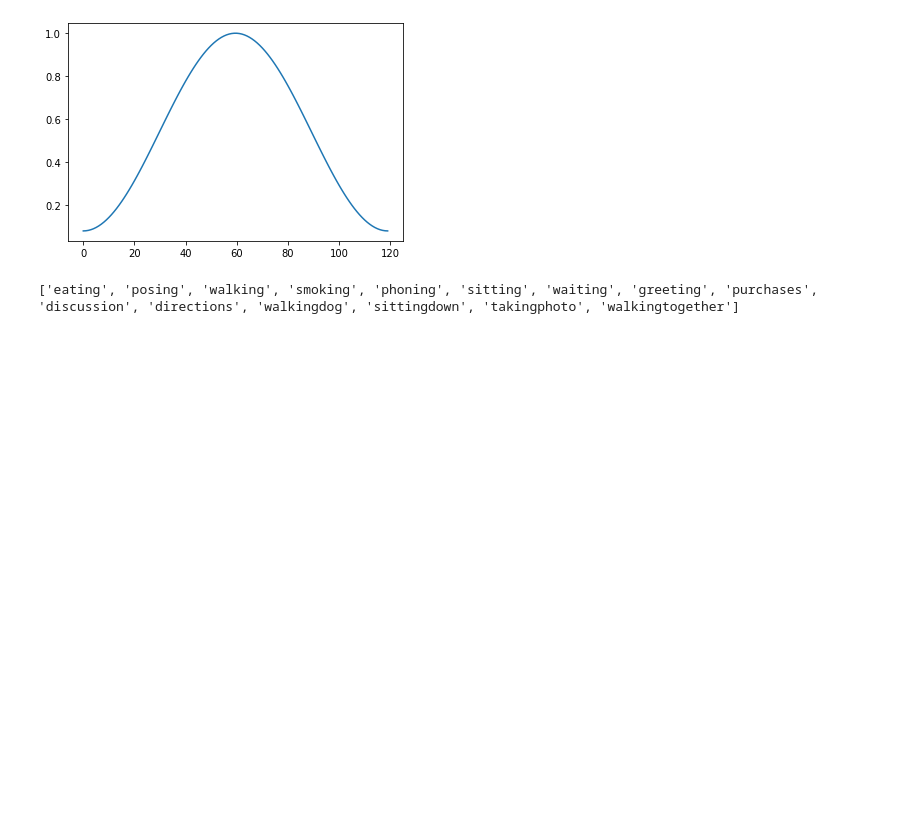
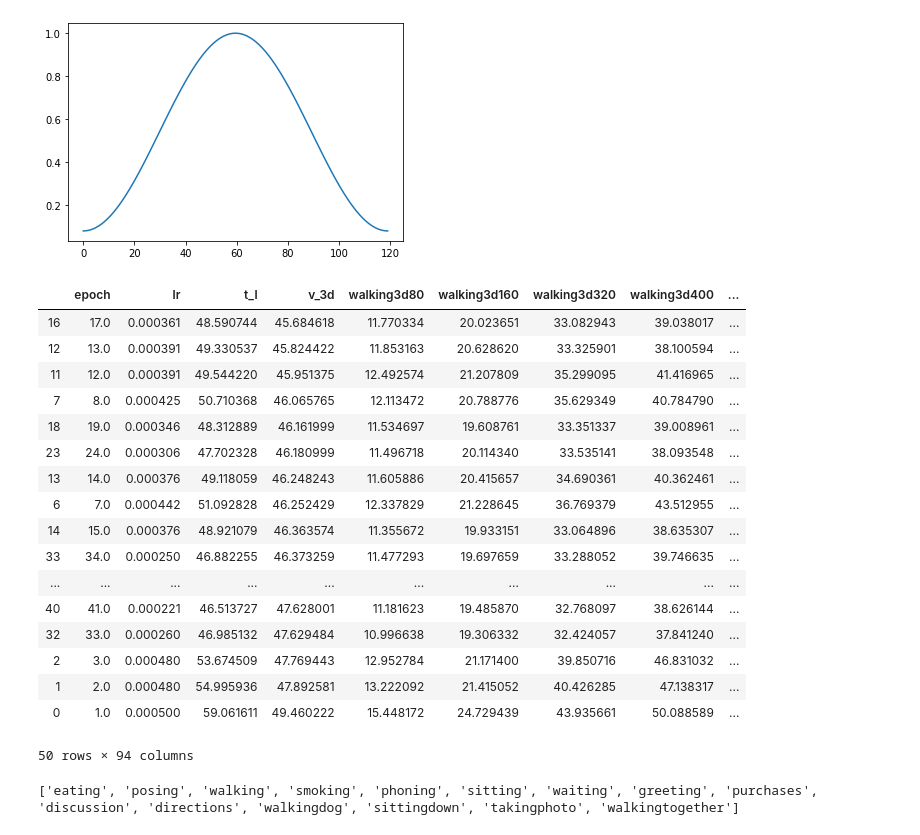
Before and after one commit to tileb1/LearnTrajDep, a Jupyter notebook: Untitled.ipynb, the cells around one changed output. Cells and saved outputs as stored; diff of their text form; code cells hidden in the pictures; blank space fills up the shorter version.

```diff
--- a/Untitled.ipynb
+++ b/Untitled.ipynb
@@ -87,6 +87,26 @@ import pandas as pd
 # %%
 df = pd.read_csv('checkpoint/test/main_3d_3D_in10_out25_dct_n_30.csv')
 df = df.sort_values(by='v_3d')
+df
+# %% [output]
+|  | epoch | lr | t_l | v_3d | walking3d80 | walking3d160 | walking3d320 | walking3d400 | ... |
+| 16 | 17.0 | 0.000361 | 48.590744 | 45.684618 | 11.770334 | 20.023651 | 33.082943 | 39.038017 | ... |
+| 12 | 13.0 | 0.000391 | 49.330537 | 45.824422 | 11.853163 | 20.628620 | 33.325901 | 38.100594 | ... |
+| 11 | 12.0 | 0.000391 | 49.544220 | 45.951375 | 12.492574 | 21.207809 | 35.299095 | 41.416965 | ... |
+| 7 | 8.0 | 0.000425 | 50.710368 | 46.065765 | 12.113472 | 20.788776 | 35.629349 | 40.784790 | ... |
+| 18 | 19.0 | 0.000346 | 48.312889 | 46.161999 | 11.534697 | 19.608761 | 33.351337 | 39.008961 | ... |
+| 23 | 24.0 | 0.000306 | 47.702328 | 46.180999 | 11.496718 | 20.114340 | 33.535141 | 38.093548 | ... |
+| 13 | 14.0 | 0.000376 | 49.118059 | 46.248243 | 11.605886 | 20.415657 | 34.690361 | 40.362461 | ... |
+| 6 | 7.0 | 0.000442 | 51.092828 | 46.252429 | 12.337829 | 21.228645 | 36.769379 | 43.512955 | ... |
+| 14 | 15.0 | 0.000376 | 48.921079 | 46.363574 | 11.355672 | 19.933151 | 33.064896 | 38.635307 | ... |
+| 33 | 34.0 | 0.000250 | 46.882255 | 46.373259 | 11.477293 | 19.697659 | 33.288052 | 39.746635 | ... |
+| ... | ... | ... | ... | ... | ... | ... | ... | ... | ... |
+| 40 | 41.0 | 0.000221 | 46.513727 | 47.628001 | 11.181623 | 19.485870 | 32.768097 | 38.626144 | ... |
+| 32 | 33.0 | 0.000260 | 46.985132 | 47.629484 | 10.996638 | 19.306332 | 32.424057 | 37.841240 | ... |
+| 2 | 3.0 | 0.000480 | 53.674509 | 47.769443 | 12.952784 | 21.171400 | 39.850716 | 46.831032 | ... |
+| 1 | 2.0 | 0.000480 | 54.995936 | 47.892581 | 13.222092 | 21.415052 | 40.426285 | 47.138317 | ... |
+| 0 | 1.0 | 0.000500 | 59.061611 | 49.460222 | 15.448172 | 24.729439 | 43.935661 | 50.088589 | ... |
+50 rows × 94 columns
 # %%
 import utils.data_utils as data_utils
 import re
```
Also changed, not shown: parts of 2 cells of this notebook, 4 other files.
